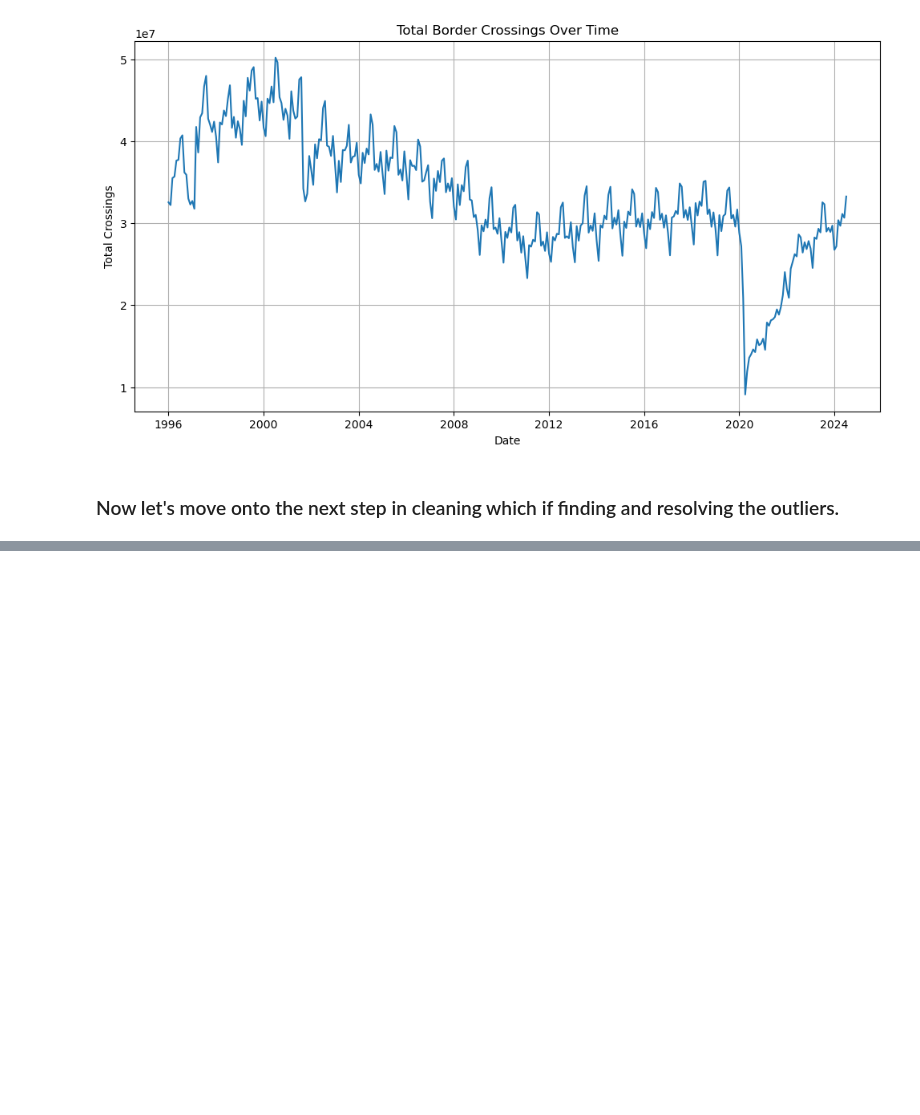
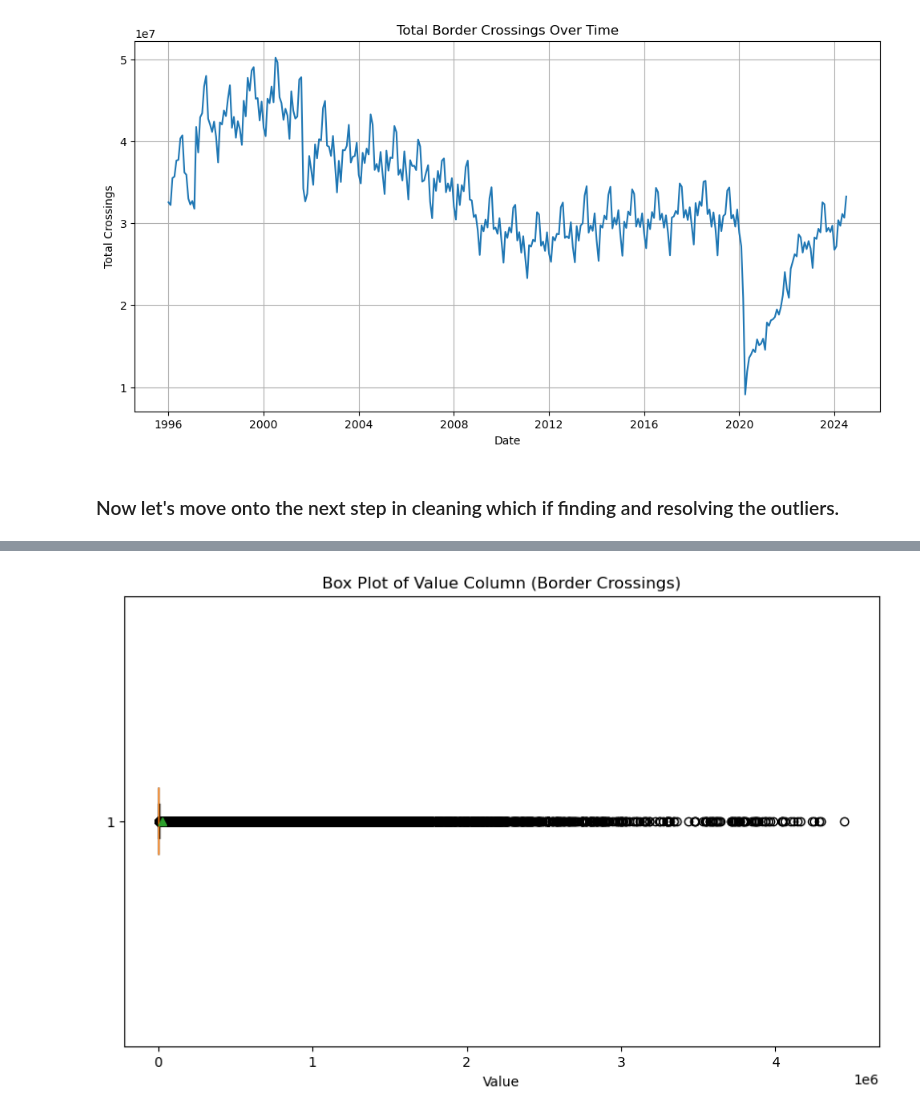
Before and after one commit to Walter2911/Data-Mining-Project, a Jupyter notebook: Untitled.ipynb, the cells around one changed output, grey strips where cells are left out. Drawn from its saved outputs; the diff is of its cells as text; code cells hidden in the pictures; blank space fills up the shorter version.

```diff
--- a/Untitled.ipynb
+++ b/Untitled.ipynb
@@ -153,0 +184,8 @@ AttributeError: 'str' object has no attribute 'sorted'
+# %%
+plt.figure(figsize=(10, 6))
+plt.boxplot(border_data['Value'], vert=False, patch_artist=True, showmeans=True)
+plt.title('Box Plot of Value Column (Border Crossings)')
+plt.xlabel('Value')
+plt.show()
+# %% [output]
+[figure, added]
```
Also changed, not shown: parts of 18 cells of this notebook.
